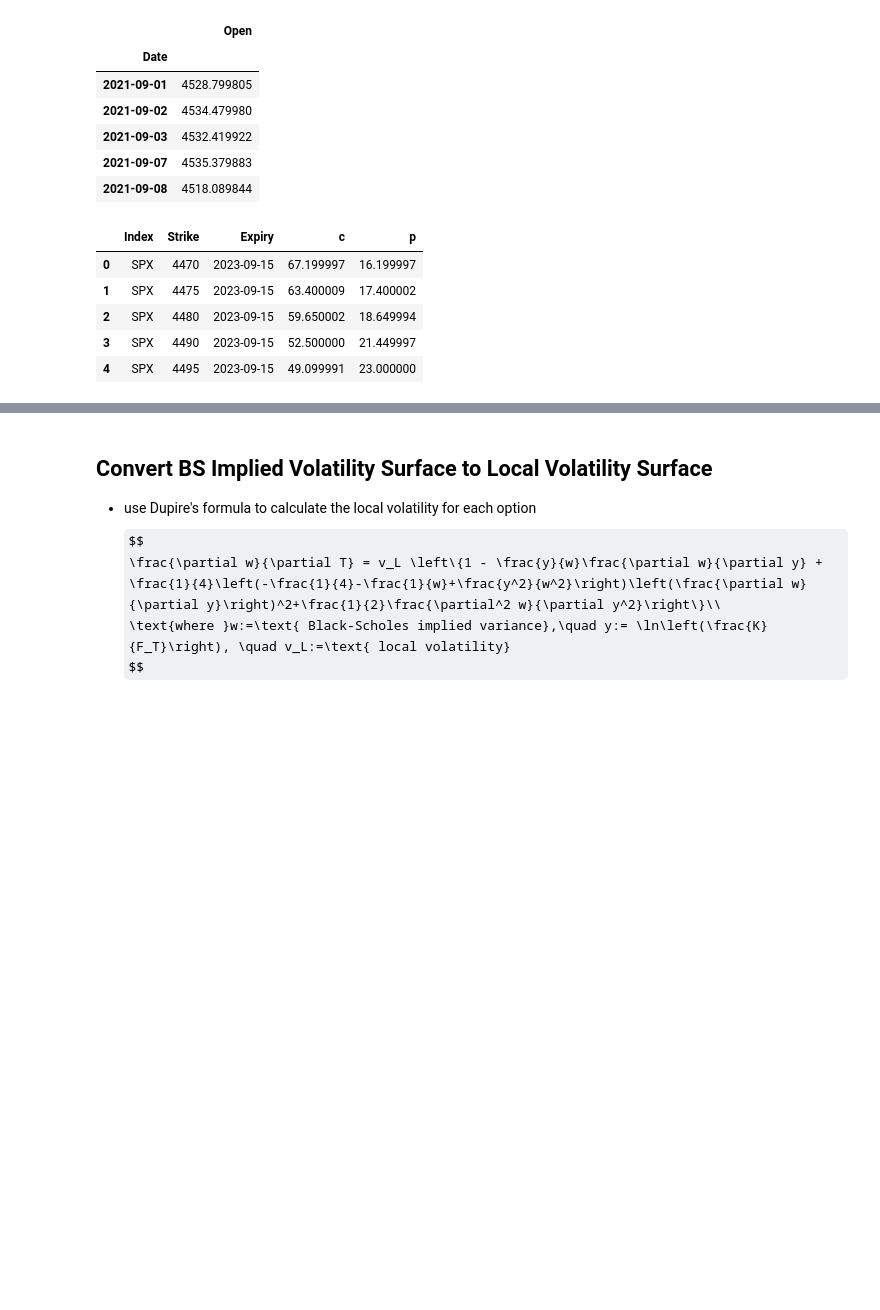
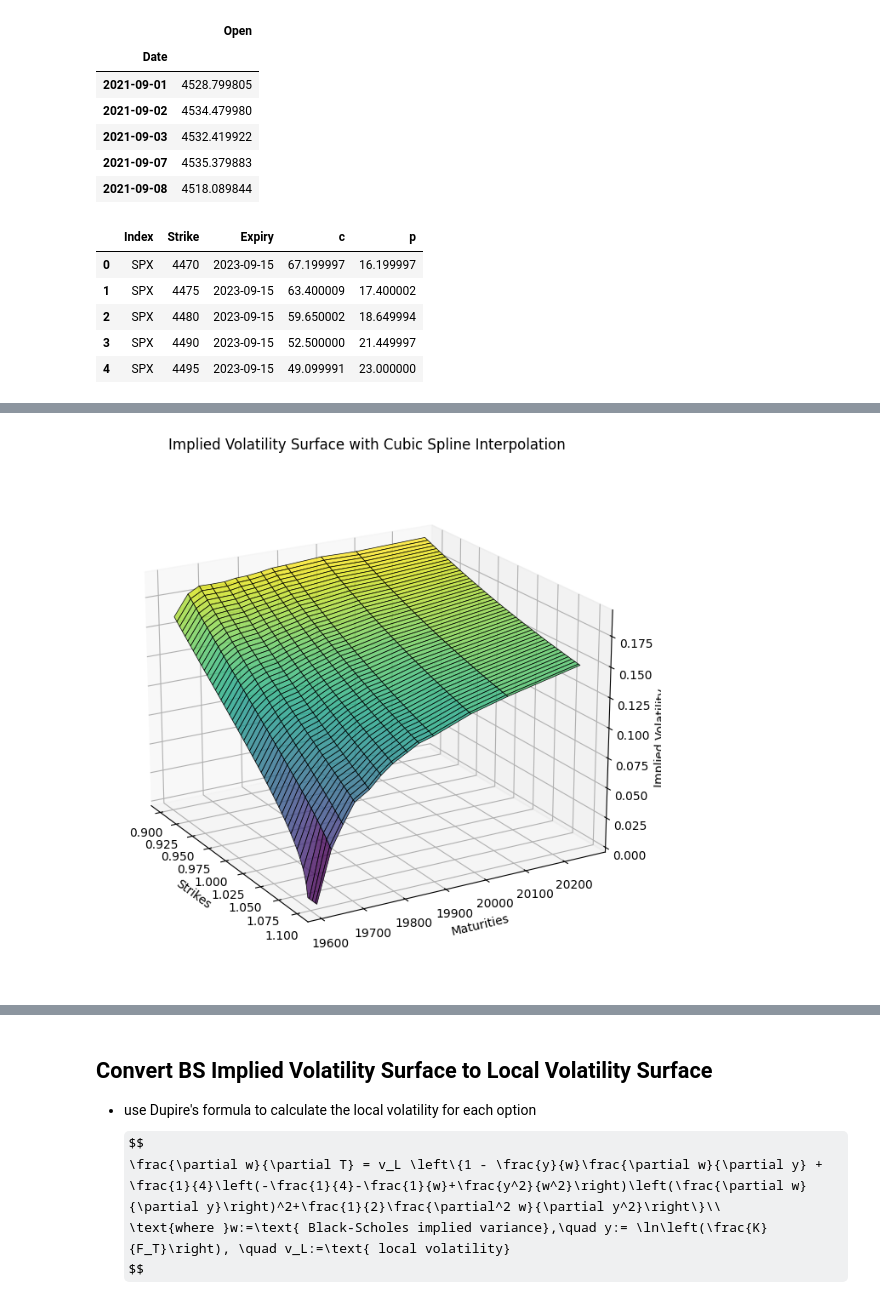
Before and after one commit to Gavin-OP/volatility_arbitrage, a Jupyter notebook: volatility_arbitrage_strategy.ipynb, the cells around one changed output, grey strips where cells are left out. Drawn from its saved outputs; the diff is of its cells as text; code cells hidden in the pictures; some formulas as TeX source; blank space fills up the shorter version.

Commit message:
change fit methods

```diff
--- a/volatility_arbitrage_strategy.ipynb
+++ b/volatility_arbitrage_strategy.ipynb
@@ -253,7 +134,8 @@ fir_curve(p0=[1, 7, -65])
 # %%
 fwd_moneyness_spx = fit_BS(implied_vol, implied_params).get_fwd_mny()
 display(fwd_moneyness_spx.head())
-bs_iv_curve_params = fit_BS(implied_vol, implied_params).fit_BS_curve(fwd_moneyness_spx, plot_curve=True)
+bs_iv_curve_params = fit_BS(implied_vol, implied_params).fit_BS_curve(fwd_moneyness_spx, plot_curve=True, method='tanh')
+display(bs_iv_curve_params.T)
 # %% [output]
 |  | 2023-09-15 | 2023-10-20 | 2023-11-17 | 2023-12-15 | 2024-01-19 | 2024-02-16 | 2024-03-15 | 2024-04-19 | ... |
 | implied_fwd | 4521.108973 | 4541.316310 | 4555.638916 | 4570.635823 | 4594.397578 | 4609.759777 | 4623.348187 | 4644.000761 | ... |
@@ -264,0 +152,67 @@ bs_iv_curve_params = fit_BS(implied_vol, implied_params).fit_BS_curve(fwd_moneyn
+# %%
+import numpy as np
+import matplotlib.pyplot as plt
+from matplotlib.dates import date2num
+from scipy.interpolate import CubicSpline
+
+# Assuming bs_iv_curve_params is your DataFrame with parameters
+# Replace this with your actual DataFrame
+# bs_iv_curve_params = ...
+
+# Convert date strings to numeric values
+maturities_numeric = date2num(bs_iv_curve_params.index)
+
+# Create a meshgrid for strikes and maturities
+strikes = np.linspace(0.9, 1.1, 100)
+X, Y = np.meshgrid(strikes, maturities_numeric)
+
+# Function to calculate implied volatility using the parametric model
+def implied_vol_curve(x, atm_vol, delta, kappa, gamma):
+    y = atm_vol**2 + delta * (np.tanh(kappa * x) / kappa) + 0.5 * gamma * (np.tanh(kappa * x) / kappa)**2
+    y = np.sqrt(y)
+    return y
+
+# Initialize an empty array to store implied volatility values
+implied_vol_values = np.zeros_like(X)
+
+# Loop over each expiry and calculate implied volatility values
+for i, expiry in enumerate(bs_iv_curve_params.index):
+    # Extract parameters for the current expiry
+    params = bs_iv_curve_params.loc[expiry].values
+    atm_vol = params[0]
+
+    # Calculate implied volatility values for the current expiry
+    implied_vol_values[i, :] = implied_vol_curve(strikes, *params)
+
+# Fit NaN values with zero
+implied_vol_values = np.nan_to_num(implied_vol_values, nan=0.0)
+
+# Create a 1D array of unique maturities for CubicSpline
+unique_maturities = np.unique(maturities_numeric)
+
+# Initialize an empty array to store interpolated implied volatility values
+interpolated_vol_values = np.zeros_like(X)
+
+# Perform cubic spline interpolation for each strike
+for i in range(len(strikes)):
+    cs = CubicSpline(unique_maturities, implied_vol_values[:, i])
+    interpolated_vol_values[:, i] = cs(maturities_numeric)
+
+# Create a wireframe plot with color gradients
+fig = plt.figure(figsize=(12, 8))
+ax = fig.add_subplot(111, projection='3d')
+ax.plot_surface(X, Y, interpolated_vol_values, cmap='viridis', edgecolor='k', linewidth=0.5, alpha=0.8)
+
+# Set labels and title
+ax.set_xlabel('Strikes')
+ax.set_ylabel('Maturities')
+ax.set_zlabel('Implied Volatility')
+ax.set_title('Implied Volatility Surface with Cubic Spline Interpolation')
+
+# Improve the viewing angle
+ax.view_init(elev=20, azim=-30)
+
+# Show the plot
+plt.show()
+# %% [output]
+[figure, added]
```
Also changed, not shown: parts of 16 cells of this notebook, 1 other file.
